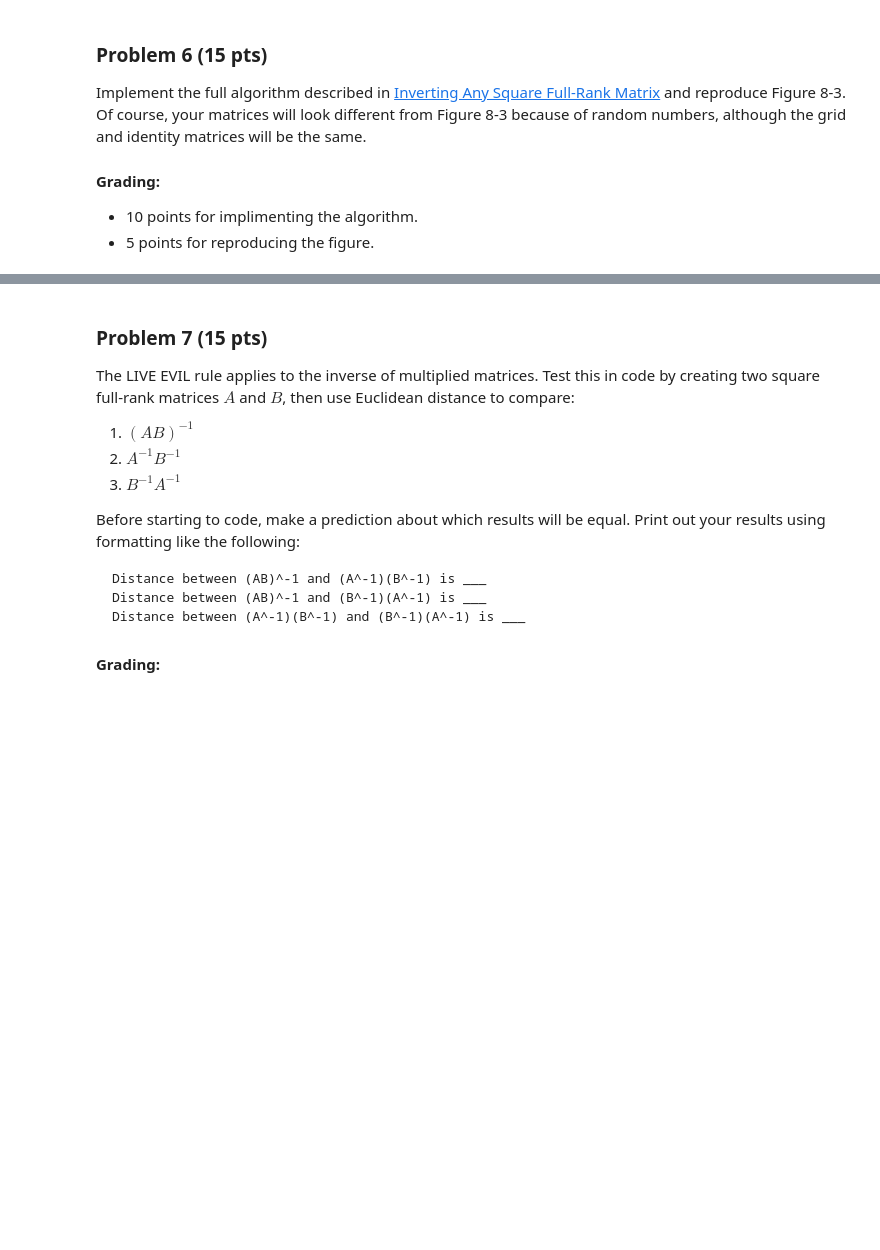
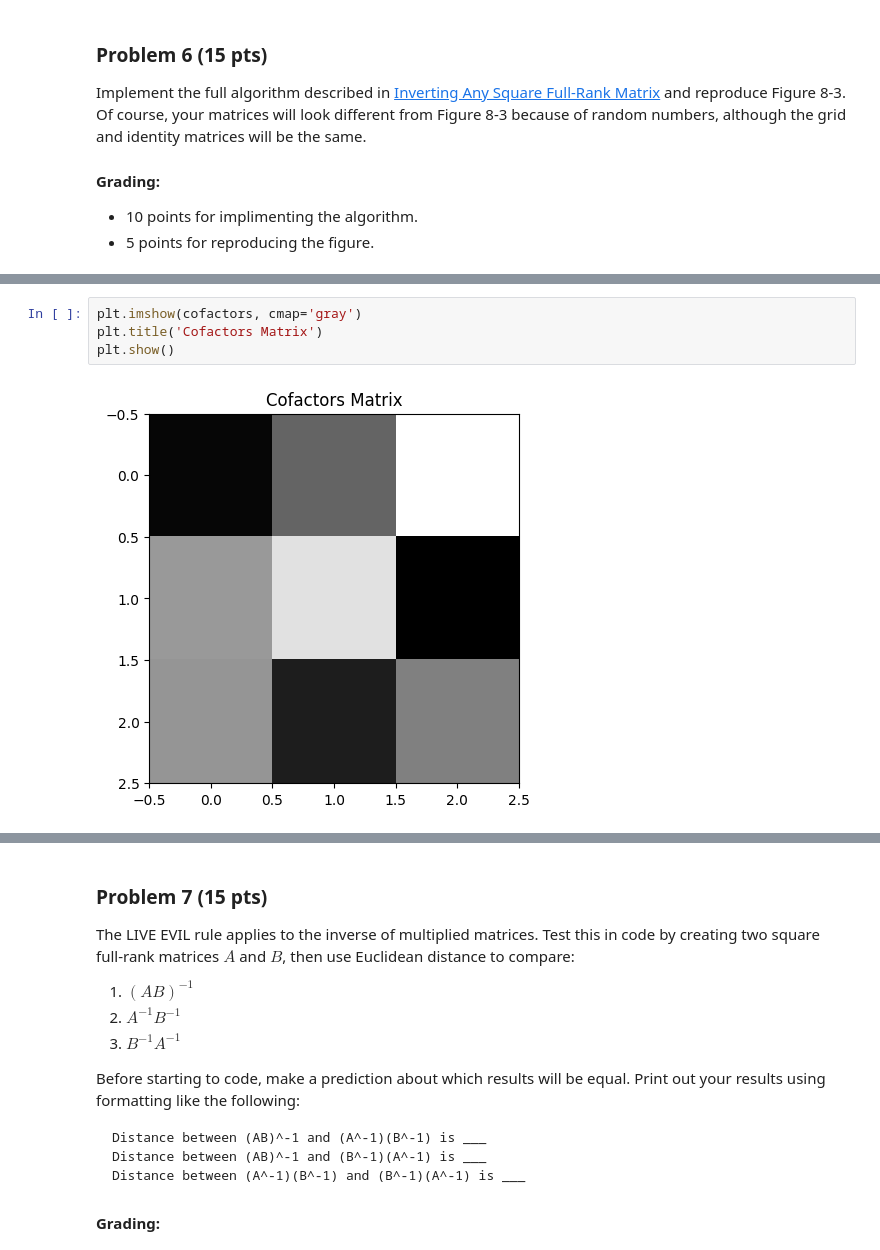
Before and after one commit to jklinck/AD450Winter2026, a Jupyter notebook: week_10_agg.ipynb, the cells around one changed output, grey strips where cells are left out. Cells and saved outputs as stored; diff of their text form; blank space fills up the shorter version.

```diff
--- a/week_10_agg.ipynb
+++ b/week_10_agg.ipynb
@@ -300,0 +481,6 @@ Implement the full algorithm described in [Inverting Any Square Full-Rank Matrix
+# %%
+plt.imshow(cofactors, cmap='gray')
+plt.title('Cofactors Matrix')
+plt.show()
+# %% [output]
+[figure, added]
```
Also changed, not shown: parts of 9 cells of this notebook.
